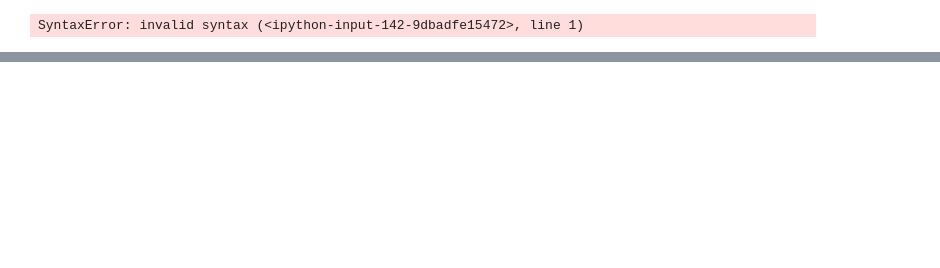
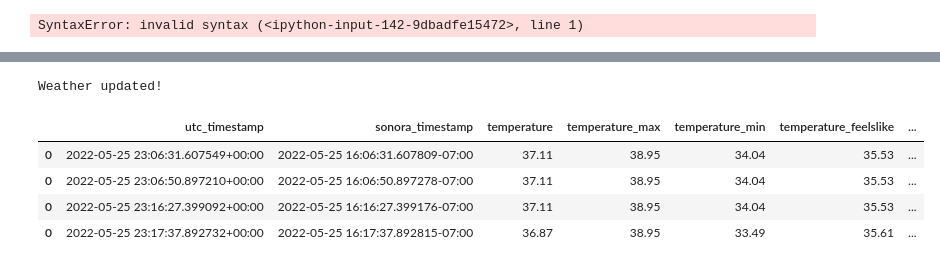
Before and after one commit to threestone-analytics/sonora_cooling, a Jupyter notebook: hermosillo_weather.ipynb, the cells around one changed output, grey strips where cells are left out. Drawn from its saved outputs; the diff is of its cells as text; code cells hidden in the pictures; blank space fills up the shorter version.

```diff
--- a/hermosillo_weather.ipynb
+++ b/hermosillo_weather.ipynb
@@ -95,3 +99,11 @@ SyntaxError: invalid syntax (<ipython-input-142-9dbadfe15472>, line 1)
 # Add table to psql table
 engine = create_engine('postgresql://diego:password@localhost:5432/sonora_sensors')
 df_weather.to_sql('hermosillo_weather', engine, if_exists='append')
+# %%
+### Get data to see how it's looking
+# Create engine and bring in data
+# Write this in terminal first:
+# ssh -N db.xinampa.io -L 5433:127.0.0.1:5432 &
+engine = create_engine('postgresql://diego@localhost:5433/sonora_sensors')
+# %%
+df_weather = pd.read_sql("select * from hermosillo_weather order by obs_timestamp desc;",engine)
@@ -97,0 +227,72 @@ df_weather.to_sql('hermosillo_weather', engine, if_exists='append')
+# %%
+def get_weather_data():
+    weather_datadf_list = []
+
+    for i in range(0,13): #Loops
+
+        # CAll
+        owm = pyowm.OWM('4924239659ffd4f536f72b1beed83650')
+        mgr = owm.weather_manager()
+        observation = mgr.weather_at_place('Hermosillo,MX')
+        weather = observation.weather
+
+        #Get Vars
+        utc_timestamp = datetime.now(timezone('UTC'))
+        sonora_timestamp = datetime.now(timezone('America/Hermosillo'))
+        temperature = weather.temperature('celsius')['temp']
+        temperature_max = weather.temperature('celsius')['temp_max']
+        temperature_min = weather.temperature('celsius')['temp_min']
+        temperature_feelslike = weather.temperature('celsius')['feels_like']
+        sunrise_time = weather.sunrise_time(timeformat='date') #UTC time
+        sunset_time = weather.sunset_time(timeformat='date') #UTC time
+
+        # Store
+        weather_dic = {
+            "utc_timestamp":[utc_timestamp],
+            "sonora_timestamp":[sonora_timestamp],
+            "temperature":[temperature],
+            "temperature_max":[temperature_max],
+            "temperature_min":[temperature_min],
+            "temperature_feelslike":[temperature_feelslike],
+            "sunrise_time":[sunrise_time],
+            "sunset_time":[sunset_time]
+        }
+
+        # create a list of strings
+        columns = ['utc_timestamp','sonora_timestamp','temperature','temperature_max','temperature_min','temperature_feelslike','sunrise_time','sunset_time']
+
+        df = pd.DataFrame(weather_dic, columns=columns)
+        weather_datadf_list.append(df)
+        #sleep(300) # Seconds
+
+        # 	CREATE TABLE hermosillo_weather (
+        # 	 utc_timestamp timestamp without time zone,
+        # 	 sonora_timestamp timestamp without time zone,
+        # 	 temperature double precision,
+        # 	 temperature_max double precision,
+        # 	 temperature_min double precision,
+        # 	 temperature_feelslike double precision,
+        # 	 sunrise_time timestamp without time zone,
+        # 	 sunset_time timestamp without time zone
+        # 	);
+
+    # Add table to psql table
+    df_weather = pd.concat(weather_datadf_list,axis=0)
+    engine = create_engine('postgresql://diego:password@localhost:5432/sonora_sensors')
+    df_weather.to_sql('hermosillo_weather', engine, if_exists='append')
+    return(print("Weather updated!"))
+
+##### Set as function and run
+if __name__ == "__main__":
+
+	get_weather_data()
+# %% [output]
+Weather updated!
+# %%
+df_weather.head()
+# %% [output]
+|  | utc_timestamp | sonora_timestamp | temperature | temperature_max | temperature_min | temperature_feelslike | ... |
+| 0 | 2022-05-25 23:06:31.607549+00:00 | 2022-05-25 16:06:31.607809-07:00 | 37.11 | 38.95 | 34.04 | 35.53 | ... |
+| 0 | 2022-05-25 23:06:50.897210+00:00 | 2022-05-25 16:06:50.897278-07:00 | 37.11 | 38.95 | 34.04 | 35.53 | ... |
+| 0 | 2022-05-25 23:16:27.399092+00:00 | 2022-05-25 16:16:27.399176-07:00 | 37.11 | 38.95 | 34.04 | 35.53 | ... |
+| 0 | 2022-05-25 23:17:37.892732+00:00 | 2022-05-25 16:17:37.892815-07:00 | 36.87 | 38.95 | 33.49 | 35.61 | ... |
```
Also changed, not shown: parts of 19 cells of this notebook, 2 other files.
